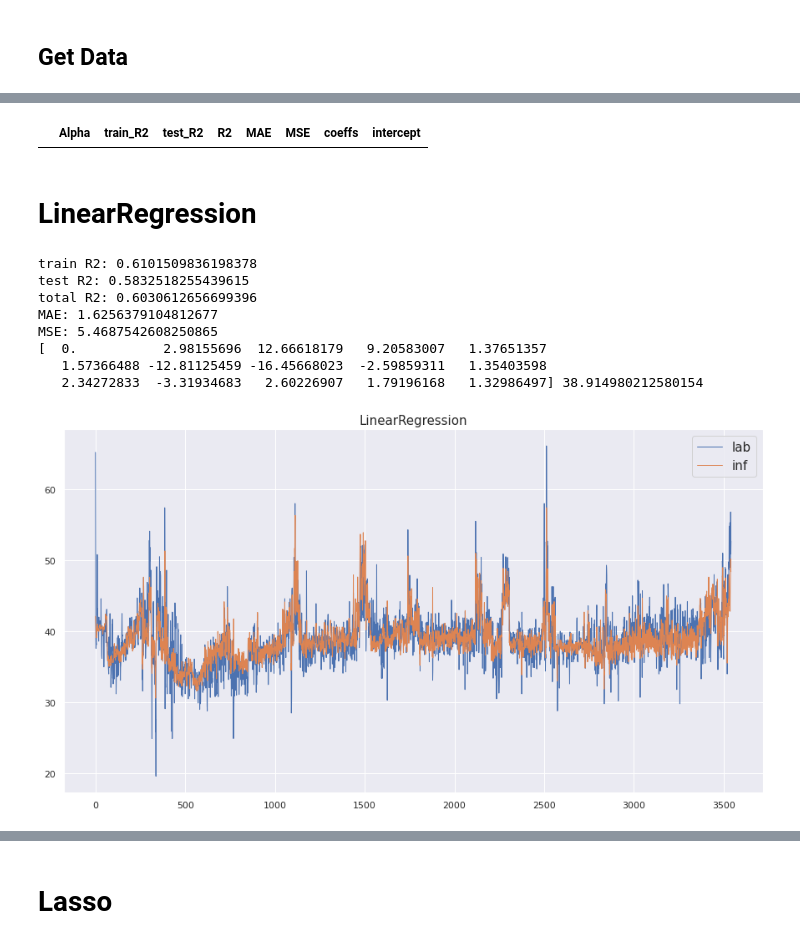
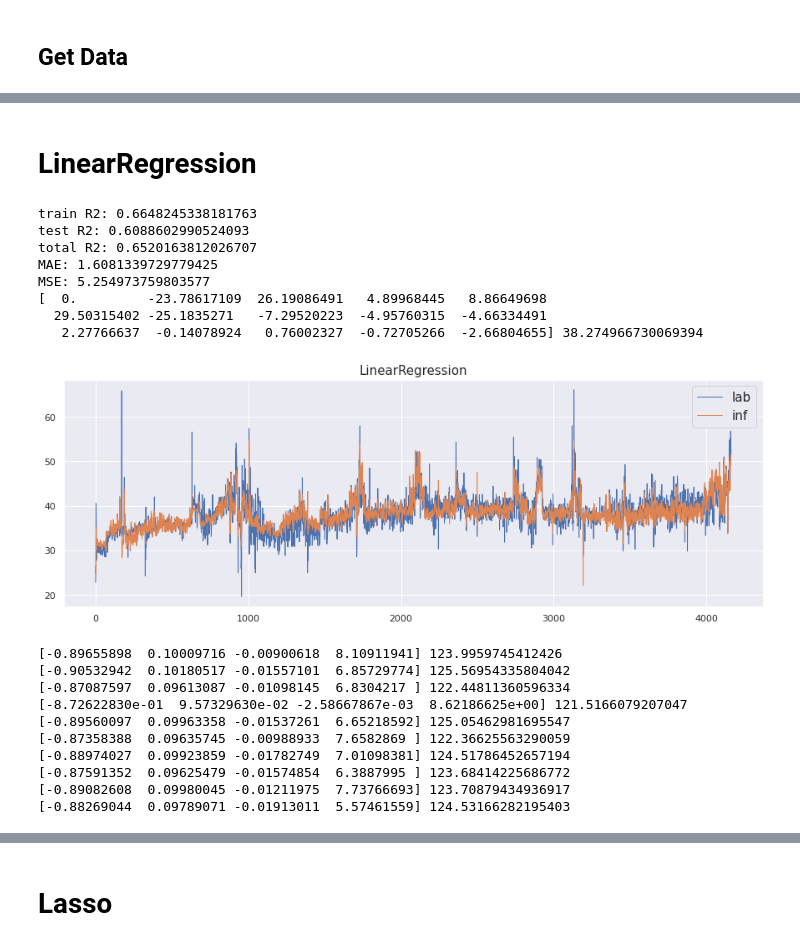
Before and after one commit to hoonzi-s/APC, a Jupyter notebook: #1ALK_213BTMRVP_R6.ipynb, the cells around one changed output, grey strips where cells are left out. Cells and saved outputs as stored; diff of their text form; code cells hidden in the pictures.

```diff
--- a/#1ALK_213BTMRVP_R6.ipynb
+++ b/#1ALK_213BTMRVP_R6.ipynb
@@ -27,5 +27,11 @@ warnings.filterwarnings('ignore')
 ## Get Data
 # %%
 data_origin = pd.read_csv('https://raw.githubusercontent.com/hoonzi-s/APC/main/%231%20ALK%20RVP%20CSV.csv', index_col = 0)
-data_origin.info()
-data_origin.describe()
+# data_origin.info()
+# data_origin.describe()
+data_origin.columns = ['RVP', 'T', 'P', 'F', 'R']
+data = data_origin[(data_origin.iloc[:, 0] < 70) & (data_origin.iloc[:, 1] > 120)]
+data['RF'] = data['R'] / data['F']
+data = data[data['RF'] >= 0.2]
+x = data[['T', 'P', 'F', 'RF']]
+y = data['RVP']
@@ -71,8 +44,3 @@ plt.show()
-# %%
-results = pd.DataFrame(columns=['Alpha', 'train_R2', 'test_R2', 'R2', 'MAE', 'MSE', 'coeffs', 'intercept'])
-results
-# %% [output]
-|  | Alpha | train_R2 | test_R2 | R2 | MAE | MSE | coeffs | intercept |
 # %% [markdown]
 # LinearRegression
 # %%
@@ -97,20 +65,44 @@ print(f'MAE: {MAE(y, inf)}')
 print(f'MSE: {MSE(y, inf)}')
 print(model.coef_, model.intercept_)
 # %% [output]
-train R2: 0.6101509836198378
-test R2: 0.5832518255439615
-total R2: 0.6030612656699396
-MAE: 1.6256379104812677
-MSE: 5.4687542608250865
-[  0.           2.98155696  12.66618179   9.20583007   1.37651357
-   1.57366488 -12.81125459 -16.45668023  -2.59859311   1.35403598
-   2.34272833  -3.31934683   2.60226907   1.79196168   1.32986497] 38.914980212580154
+train R2: 0.6648245338181763
+test R2: 0.6088602990524093
+total R2: 0.6520163812026707
+MAE: 1.6081339729779425
+MSE: 5.254973759803577
+[  0.         -23.78617109  26.19086491   4.89968445   8.86649698
+  29.50315402 -25.1835271   -7.29520223  -4.95760315  -4.66334491
+   2.27766637  -0.14078924   0.76002327  -0.72705266  -2.66804655] 38.274966730069394
 # %%
-plt.figure(figsize = (15, 8))
+plt.figure(figsize = (15, 5))
 plt.plot(np.arange(len(y)), y, lw = 1, label = 'lab')
 plt.plot(np.arange(len(y)), inf, lw = 1, label = 'inf')
 plt.title('LinearRegression', fontsize = 15)
 plt.legend(fontsize = 15)
 plt.show()
 # %% [output]
-[figure, old version]
+[figure, new version]
+# %%
+for i in range(10):
+  x_train, x_test, y_train, y_test = tts(x, y)
+
+  model = LinearRegression()
+  model.fit(x_train, y_train)
+  inf = model.predict(x)
+  # print(f'train R2: {model.score(x_train, y_train)}')
+  # print(f'test R2: {model.score(x_test, y_test)}')
+  # print(f'total R2: {model.score(x, y)}')
+  # print(f'MAE: {MAE(y, inf)}')
+  # print(f'MSE: {MSE(y, inf)}')
+  print(model.coef_, model.intercept_)
+# %% [output]
+[-0.89655898  0.10009716 -0.00900618  8.10911941] 123.9959745412426
+[-0.90532942  0.10180517 -0.01557101  6.85729774] 125.56954335804042
+[-0.87087597  0.09613087 -0.01098145  6.8304217 ] 122.44811360596334
+[-8.72622830e-01  9.57329630e-02 -2.58667867e-03  8.62186625e+00] 121.5166079207047
+[-0.89560097  0.09963358 -0.01537261  6.65218592] 125.05462981695547
+[-0.87358388  0.09635745 -0.00988933  7.6582869 ] 122.36625563290059
+[-0.88974027  0.09923859 -0.01782749  7.01098381] 124.51786452657194
+[-0.87591352  0.09625479 -0.01574854  6.3887995 ] 123.68414225686772
+[-0.89082608  0.09980045 -0.01211975  7.73766693] 123.70879434936917
+[-0.88269044  0.09789071 -0.01913011  5.57461559] 124.53166282195403
```
Also changed, not shown: parts of 15 cells of this notebook.
